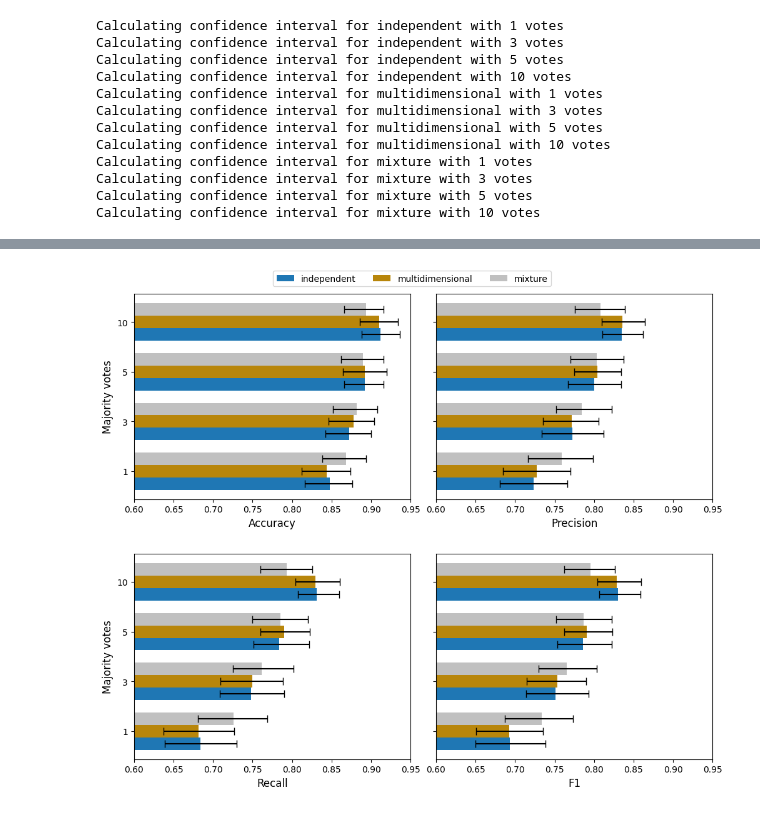
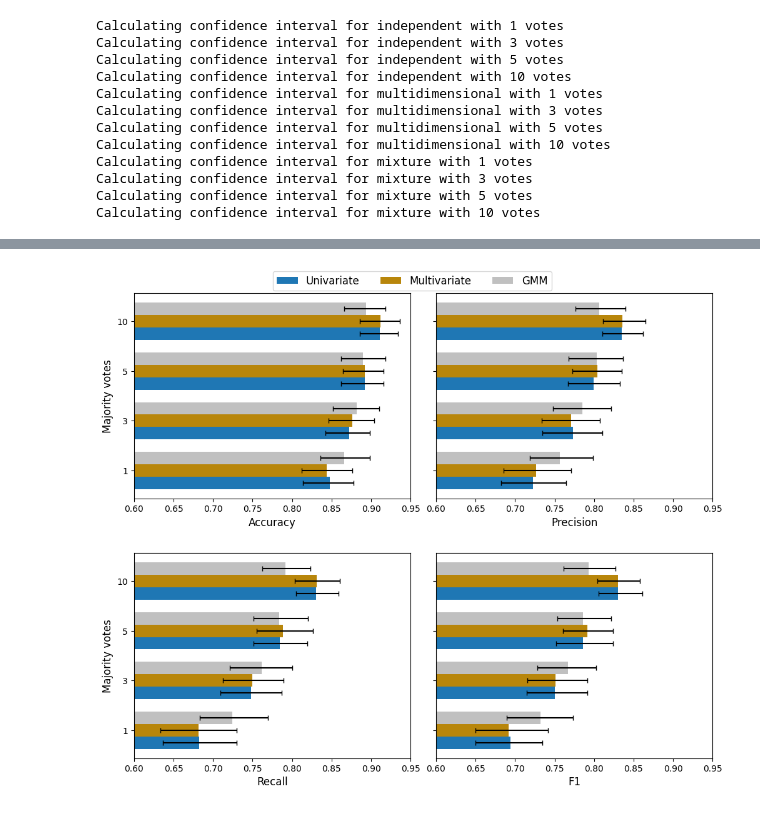
Before and after one commit to gkanel97/ecg-spoofing, a Jupyter notebook: notebooks/authentication/authenticator_scores.ipynb, the cells around one changed output, grey strips where cells are left out. Saved outputs shown, nothing was run; the diff lists cells and outputs as text; code cells hidden in the pictures.

Commit message:
Fixed paths and figure legend

```diff
--- a/notebooks/authentication/authenticator_scores.ipynb
+++ b/notebooks/authentication/authenticator_scores.ipynb
@@ -11,9 +11,9 @@ with open('experiments/two_dense_leaky/independent.pkl', 'rb') as f:
     pred_dict['independent'] = pickle.load(f)
 # %%
-with open('experiments/two_dense_leaky/multidimensional.pkl', 'rb') as f:
+with open('../../experiments/two_dense_leaky/multidimensional.pkl', 'rb') as f:
     pred_dict['multidimensional'] = pickle.load(f)
 # %%
-with open('experiments/two_dense_leaky/mixture.pkl', 'rb') as f:
+with open('../../experiments/two_dense_leaky/mixture.pkl', 'rb') as f:
     pred_dict['mixture'] = pickle.load(f)
 # %%
 def calculate_metric_confidence_interval(y_pred, y_true, metric_fn, n_samples=1000, sample_size=500, **kwargs):
@@ -28,12 +28,12 @@ def calculate_metric_confidence_interval(y_pred, y_true, metric_fn, n_samples=10
     ci_lower, ci_upper, mean = np.percentile(metric_arr, [2.5, 97.5, 50])
     return mean, ci_lower, ci_upper
 # %%
-def evaluate_with_confidence(y_pred, y_true, n_samples, sample_size):
+def evaluate_with_confidence(y_pred, y_true):
     metric_dict = {}
-    metric_dict['accuracy'] = calculate_metric_confidence_interval(y_pred, y_true, accuracy_score, n_samples=n_samples, sample_size=sample_size)
-    metric_dict['f1'] = calculate_metric_confidence_interval(y_pred, y_true, f1_score, n_samples=n_samples, sample_size=sample_size)
-    metric_dict['precision'] = calculate_metric_confidence_interval(y_pred, y_true, precision_score, n_samples=n_samples, sample_size=sample_size)
-    metric_dict['recall'] = calculate_metric_confidence_interval(y_pred, y_true, recall_score, n_samples=n_samples, sample_size=sample_size)
+    metric_dict['accuracy'] = calculate_metric_confidence_interval(y_pred, y_true, accuracy_score)
+    metric_dict['f1'] = calculate_metric_confidence_interval(y_pred, y_true, f1_score, average='macro', zero_division=0)
+    metric_dict['precision'] = calculate_metric_confidence_interval(y_pred, y_true, precision_score, average='macro', zero_division=0)
+    metric_dict['recall'] = calculate_metric_confidence_interval(y_pred, y_true, recall_score, average='macro', zero_division=0)
     return metric_dict
 # %%
 scores_arr = []
@@ -94,6 +74,11 @@ def plot_metric_with_confidence_intervals(ax, scores_arr, metric, metric_label):
         'multidimensional': 'darkgoldenrod',
         'mixture': 'silver',
     }
+    legend_labels = {
+        'independent': 'Univariate',
+        'multidimensional': 'Multivariate',
+        'mixture': 'GMM',
+    }
     methods_in_legend = set()
     for s in scores_arr:
         mean = s[metric][0]
@@ -103,7 +88,8 @@ def plot_metric_with_confidence_intervals(ax, scores_arr, metric, metric_label):
         color = color_dict[s['method']]
         if s['method'] not in methods_in_legend:
             methods_in_legend.add(s['method'])
-            ax.barh(y_idx, mean, xerr=[[mean - ci_lower], [ci_upper - mean]], capsize=3, label=s['method'], color=color, height=0.25)
+            method_label = legend_labels[s['method']]
+            ax.barh(y_idx, mean, xerr=[[mean - ci_lower], [ci_upper - mean]], capsize=3, label=method_label, color=color, height=0.25)
         else:
             ax.barh(y_idx, mean, xerr=[[mean - ci_lower], [ci_upper - mean]], capsize=3, color=color, height=0.25)
         idx_dict[s['votes']] += 0.25
@@ -115,14 +101,14 @@ def plot_metric_with_confidence_intervals(ax, scores_arr, metric, metric_label):
 # %%
 fig, ax = plt.subplots(2, 2, figsize=(10, 8), constrained_layout=True, sharey=True, gridspec_kw={'hspace': 0.1})
 plot_metric_with_confidence_intervals(ax[0][0], scores_arr, 'accuracy', 'Accuracy')
 plot_metric_with_confidence_intervals(ax[0][1], scores_arr, 'precision', 'Precision')
 plot_metric_with_confidence_intervals(ax[1][0], scores_arr, 'recall', 'Recall')
 plot_metric_with_confidence_intervals(ax[1][1], scores_arr, 'f1', 'F1')
 ax[0,0].set_ylabel('Majority votes', fontsize=12)
 ax[1,0].set_ylabel('Majority votes', fontsize=12)
 handles, labels = ax[0][0].get_legend_handles_labels()
-fig.legend(handles, labels, loc='upper center', ncol=3, bbox_to_anchor=(0.5, 1.05))
-fig.savefig('figures/dense_leaky_relu/metrics.pdf', bbox_inches='tight')
+fig.legend(handles, labels, loc='upper center', ncol=3, bbox_to_anchor=(0.5, 1.05), fontsize=12)
+fig.savefig('../../figures/auth_metrics_vs_votes_inference.pdf', bbox_inches='tight')
 plt.show()
 # %% [output]
-[figure, old version]
+[figure, new version]
```
Also changed, not shown: parts of 2 cells of this notebook.
